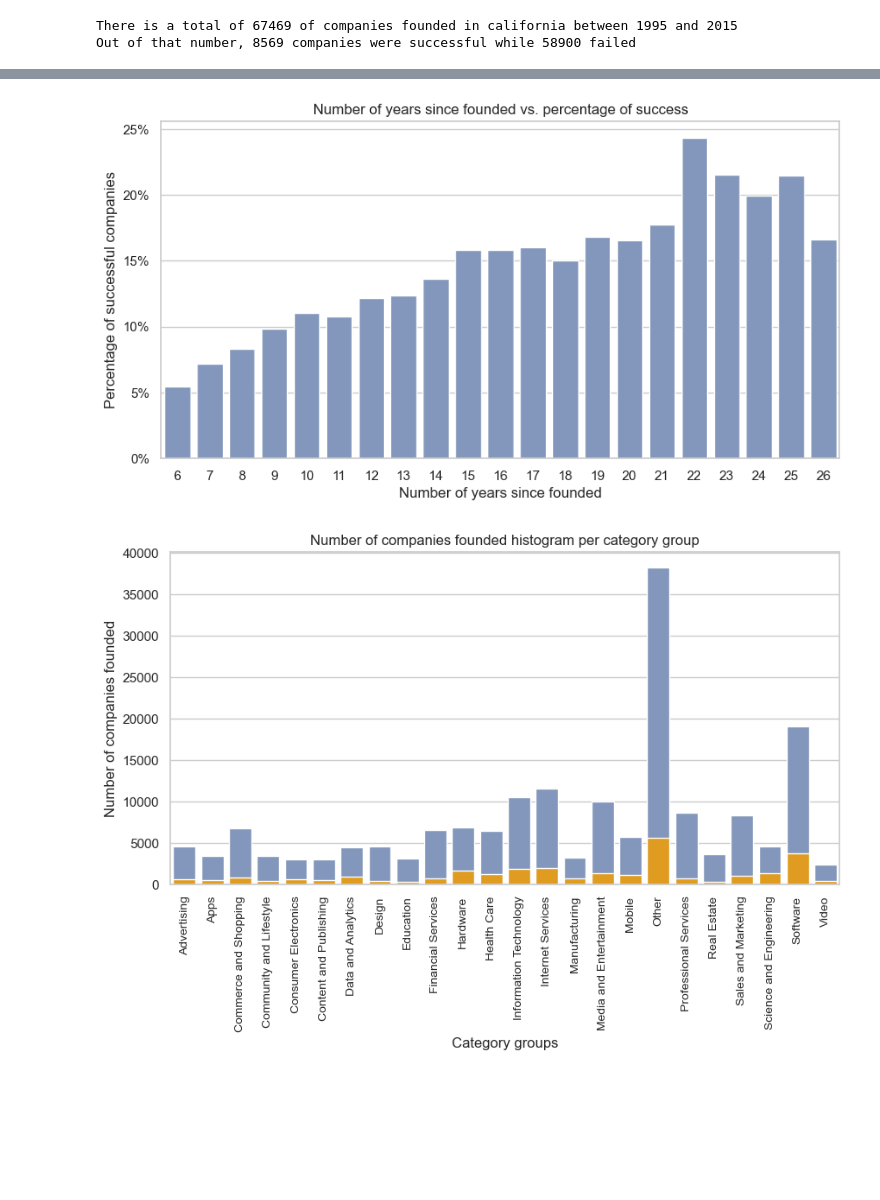
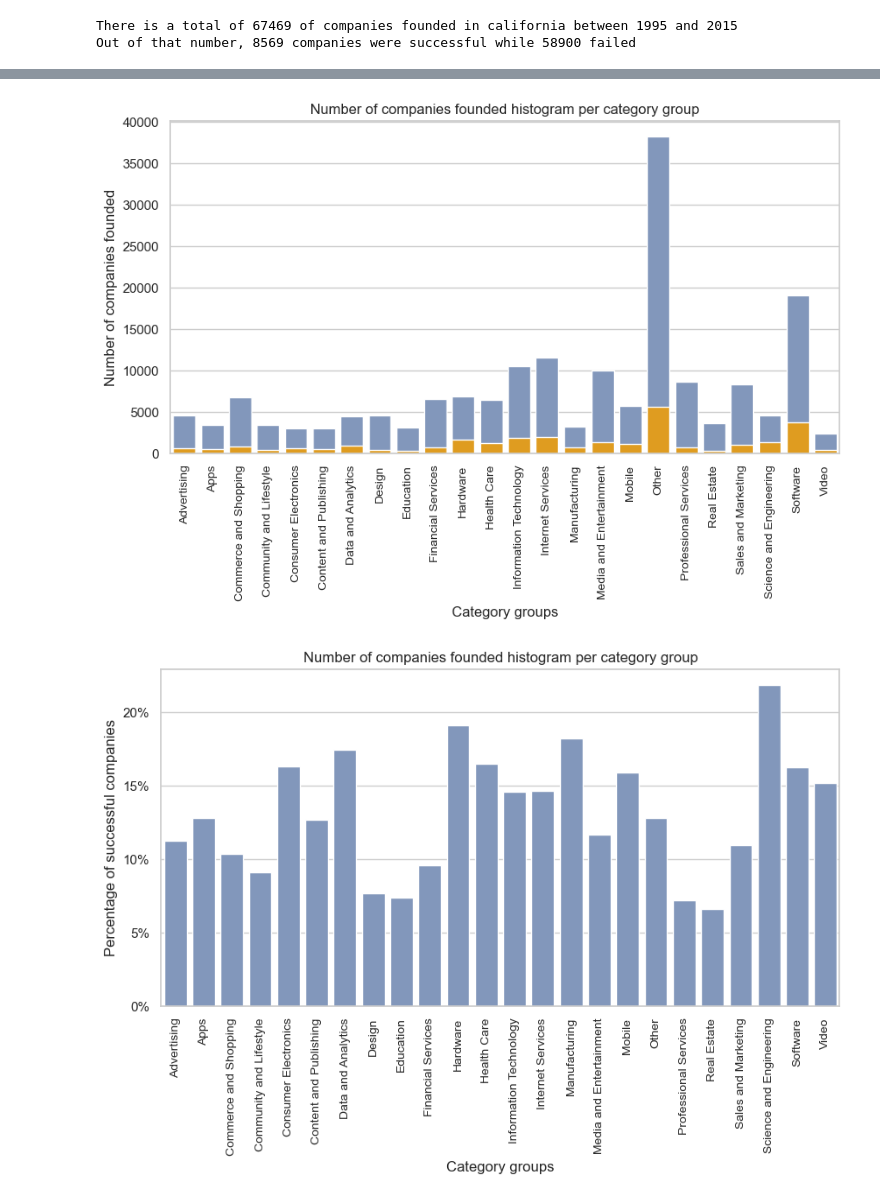
Before and after one commit to rodrigochaname/MachineLearning4VC, a Jupyter notebook: data_analysis.ipynb, the cells around one changed output, grey strips where cells are left out. Drawn from its saved outputs; the diff is of its cells as text; code cells hidden in the pictures; blank space fills up the shorter version.

```diff
--- a/data_analysis.ipynb
+++ b/data_analysis.ipynb
@@ -93,24 +105,3 @@ plt.show()
-# %%
-# Get proportions of success per year so we can plot
-temp = to_plot[['years_since_found','Status','org_uuid']].groupby(by=['years_since_found','Status'],).count()
-totals = temp.groupby(level=0).sum().reset_index().rename(columns={'org_uuid':'count_total'})
-success = temp.loc[(slice(None),'Successful'),:].reset_index().drop(columns='Status').rename(columns={'org_uuid':'count_succ'})
-to_plot = success.merge(totals,how='inner',on='years_since_found')
-to_plot['proportion_success'] = to_plot['count_succ'] / to_plot['count_total']
-
-# relative histogram
-fig, ax = plt.subplots(1,1, figsize=(10,5))
-
-ax = sns.barplot(x="years_since_found",y='proportion_success',data=to_plot,color=blue)
-
-ax.set_yticklabels(['0%', '5%', '10%', '15%', '20%', '25%'])
-ax.set_ylabel('Percentage of successful companies')
-ax.set_xlabel('Number of years since founded')
-ax.set_title('Number of years since founded vs. percentage of success')
-
-plt.show()
-# %% [output]
-[figure, removed]
 # %%
 # Plot graphs for category groups
 temp = orgs_df['category_groups_list'].map(lambda entry: str(entry).split(','))
@@ -137,22 +128,43 @@ new_dummies = pd.get_dummies(temp.apply(pd.Series).stack()).sum(level=0).iloc[:,
 # %%
 # Create a bar plot for companies per category
 to_plot = pd.concat([orgs_df[['success']],new_dummies],axis=1)
 to_plot['Status'] = to_plot['success'].map(lambda x: 'Successful' if x else 'Failure')
 to_plot = to_plot.groupby(by='Status').sum().drop(columns='success')\
                                       .transpose().reset_index()\
                                       .rename(columns={'index':'Category'})
 
 fig, ax = plt.subplots(1,1, figsize=(10,5))
 
 ax1 = sns.barplot(x='Category',y='Failure',data=to_plot,color=blue,label='Failure')
 ax2 = sns.barplot(x='Category',y='Successful',data=to_plot,color=orange,label='Successful')
 
 ax.set_xticklabels(to_plot['Category'],rotation=90,fontsize=10)
 
 ax.set_ylabel('Number of companies founded')
 ax.set_xlabel('Category groups')
 ax.set_title('Number of companies founded histogram per category group')
 
 plt.show()
+# Save plot
+
+
+# Get proportions of success per category so we can plot
+totals = to_plot.sum(axis=1)
+to_plot['Percentange_success'] = to_plot['Successful'] / totals
+
+# relative histogram
+fig, ax = plt.subplots(1,1, figsize=(10,5))
+
+ax = sns.barplot(x="Category",y='Percentange_success',data=to_plot,color=blue)
+
+ax.set_xticklabels(to_plot['Category'],rotation=90,fontsize=10)
+ax.set_yticklabels(['0%', '5%', '10%', '15%', '20%'])
+ax.set_ylabel('Percentage of successful companies')
+ax.set_xlabel('Category groups')
+ax.set_title('Number of companies founded histogram per category group')
+
+plt.show()
+# Save plot
 # %% [output]
 [figure]
+[figure, added]
```
Also changed, not shown: parts of 12 cells of this notebook.
